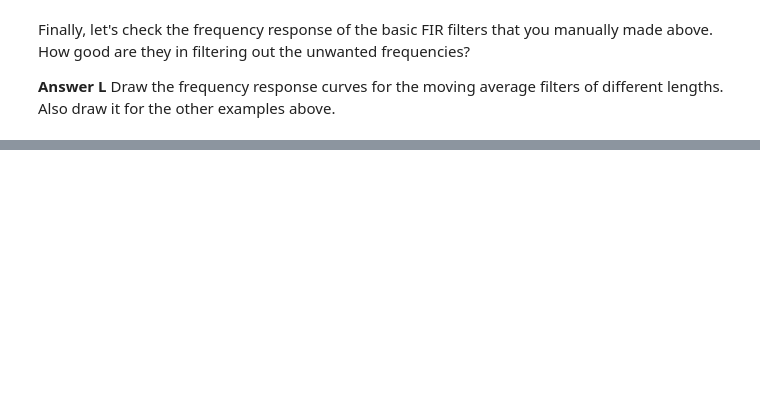
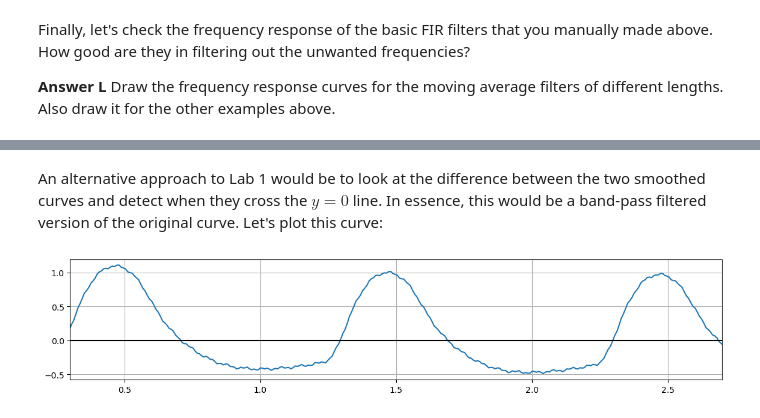
Before and after one commit to martinjnl/medsigproc, a Jupyter notebook: LPFilter.ipynb, the cells around one changed output, grey strips where cells are left out. Saved outputs shown, nothing was run; the diff lists cells and outputs as text; code cells hidden in the pictures; blank space fills up the shorter version.

```diff
--- a/LPFilter.ipynb
+++ b/LPFilter.ipynb
@@ -360,0 +407,12 @@ Thanks for today!
+# %% [markdown]
+An alternative approach to Lab 1 would be to look at the difference between the two smoothed curves and detect when they cross the $y=0$ line. In essence, this would be a band-pass filtered version of the original curve. Let's plot this curve:
+# %%
+fig = plt.figure(figsize=(14,6))
+plt.axes().set_aspect(0.25)
+plt.plot(X,S_smoothed-S_average,'-')
+plt.plot([0,3], [0,0], 'k-')
+plt.xlim(0.3,2.7)
+plt.grid()
+plt.show()
+# %% [output]
+[figure, added]
```
Also changed, not shown: parts of 19 cells of this notebook.
